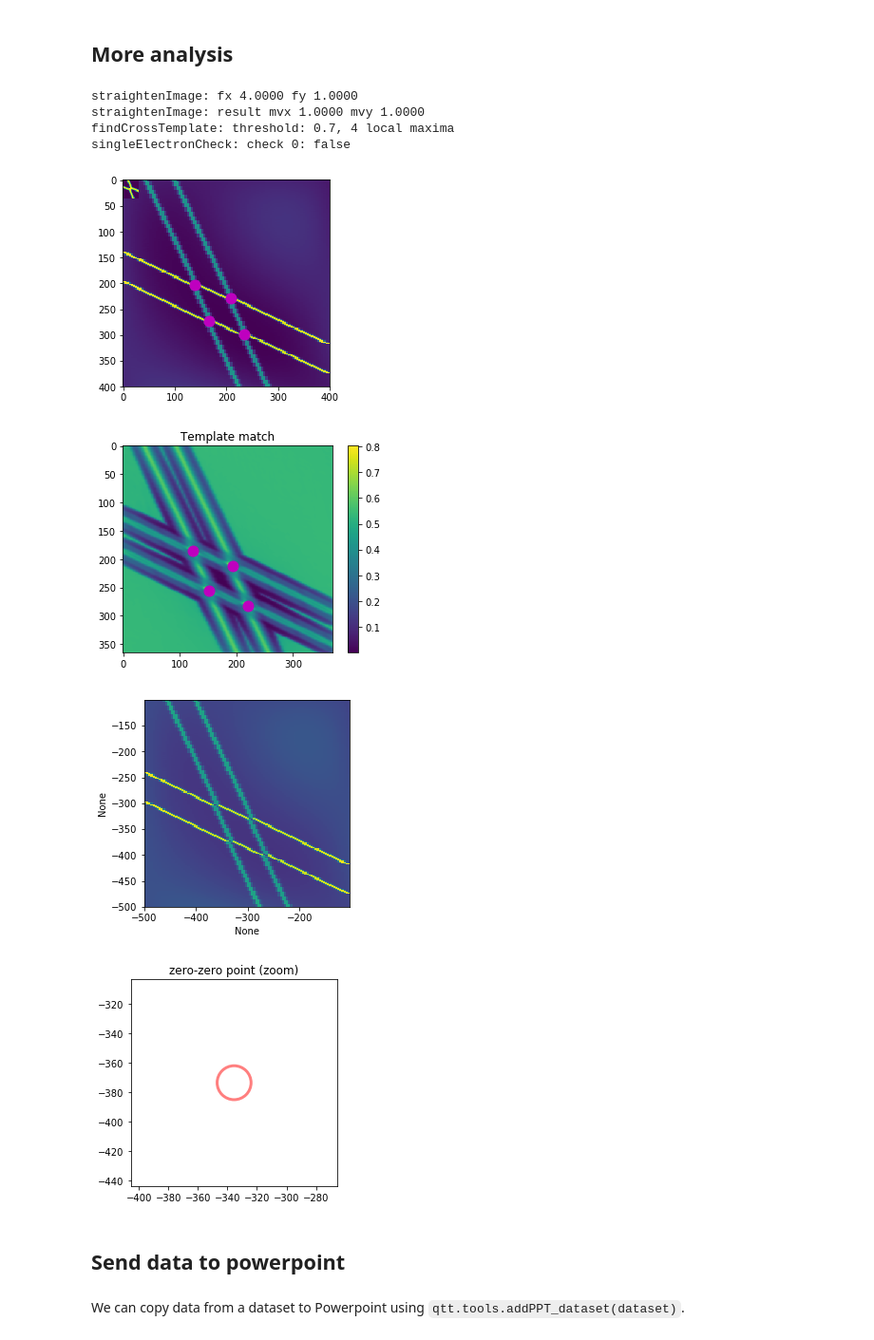
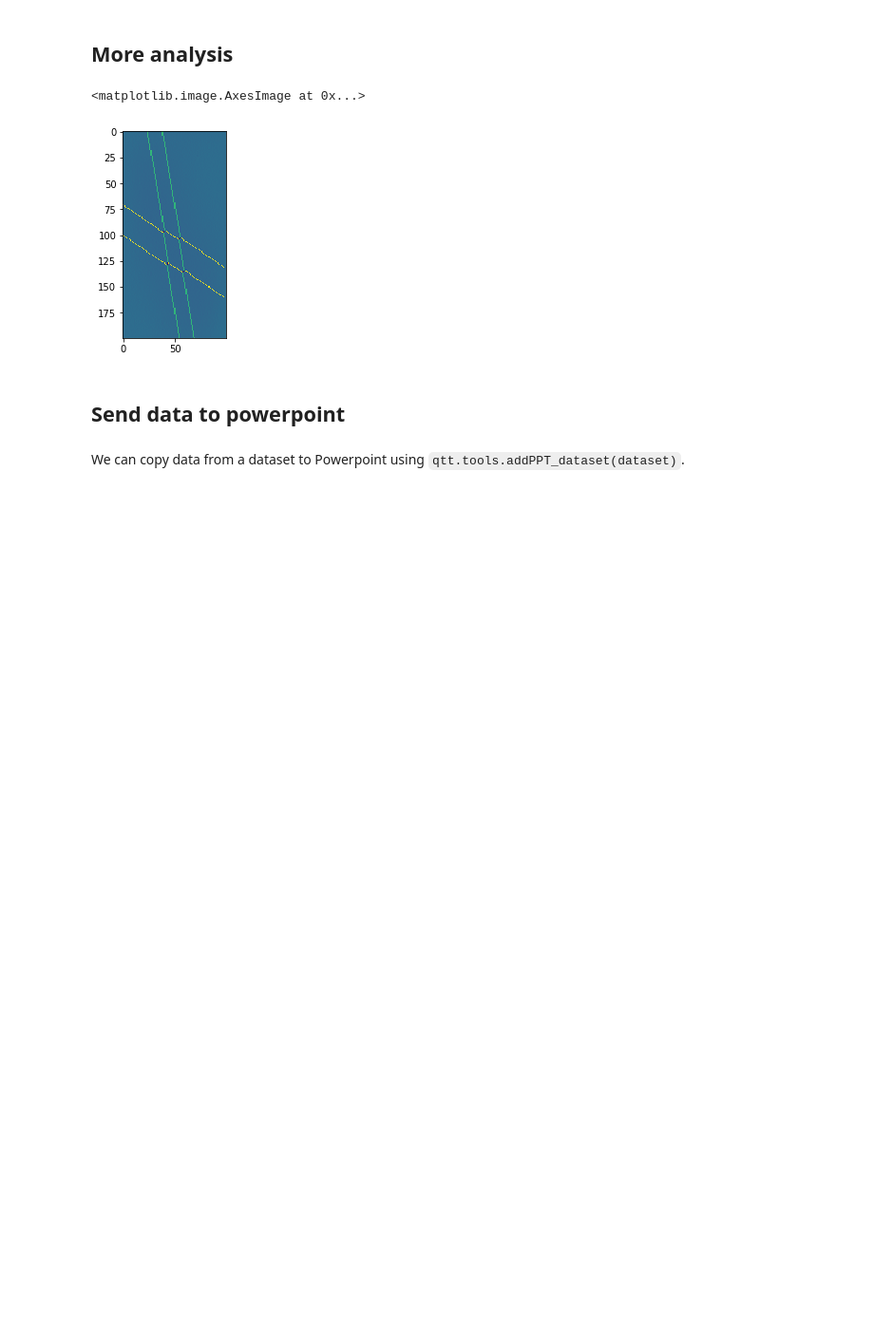
Before and after one commit to QuTech-Delft/qtt, a Jupyter notebook: docs/notebooks/measurements/spinqubit_measurement.ipynb, the cells around one changed output. Shown at 95% size. Drawn from its saved outputs; the diff is of its cells as text; code cells hidden in the pictures; blank space fills up the shorter version.

```diff
--- a/docs/notebooks/measurements/spinqubit_measurement.ipynb
+++ b/docs/notebooks/measurements/spinqubit_measurement.ipynb
@@ -24,9 +22,10 @@ qcodes.DataSet.default_io = qcodes.DiskIO(datadir)
 The model resembles the a 3-dot spin-qubit dot setup. The hardware consists of a virtual
 keithley, IVVI racks and a virtual gates object.
 # %%
-import virtualDot
+import qtt.simulation.virtual_dot_array as virtual_dot
+
 nr_dots = 2
-station = virtualDot.initialize(nr_dots=nr_dots)
+station = virtual_dot.initialize(nr_dots=nr_dots)
 
 keithley1 = station.keithley1
 keithley3 = station.keithley3
@@ -49,7 +42,7 @@ We have
 * a lot plotting window
 # %%
 pv = qtt.createParameterWidget([gates, ])
-mwindows = qtt.tools.setupMeasurementWindows(station, create_parameter_widget=False)
+mwindows = qtt.gui.live_plotting.setupMeasurementWindows(station, create_parameter_widget=False)
 plotQ = mwindows['plotwindow']
 # %% [markdown]
 ## Read out instruments
@@ -93,7 +77,9 @@ p0 0.1, pmid -0.0, leftval[0] -0.0
 ##  Make a 2D scan
 # %%
 start=-500
-scanjob = scanjob_t({'sweepdata': dict({'param': 'R', 'start': start, 'end': start+400, 'step': 4.}), 'minstrument': ['keithley1'], 'wait_time': 0.})
-scanjob['stepdata'] = dict({'param': 'L', 'start': start, 'end': start+400, 'step': 1.})
+scanjob = scanjob_t({'sweepdata': dict({'param': 'B2', 'start': start, 'end': start+400, 'step': 4.}), 'minstrument': ['keithley1.amplitude'], 'wait_time': 0.})
+scanjob['stepdata'] = dict({'param': 'B0', 'start': start, 'end': start+400, 'step': 2.})
 data = qtt.measurements.scans.scan2D(station, scanjob, liveplotwindow=plotQ)
+
+_=qcodes.MatPlot(data.default_parameter_array())
 # %% [output]
@@ -106,17 +92,15 @@ scan2D: 366/400: time 8.2: setting L to -134.000
 # %% [markdown]
 ## More analysis
 # %%
-#qtt.scans.plotData(data, fig=30)
-pt, resultsfine = qtt.legacy.analyse2dot(data, fig=300, efig=400, istep=1, verbose=2)
+from qtt.utilities.imagetools import cleanSensingImage
+im, tr = qtt.data.dataset2image(data)
+
+imx=cleanSensingImage(im)
+plt.imshow(imx)
+#pt, resultsfine = qtt.legacy.analyse2dot(data, fig=300, efig=400, istep=1, verbose=2)
 # %% [output]
-straightenImage: fx 4.0000 fy 1.0000
-straightenImage: result mvx 1.0000 mvy 1.0000
-findCrossTemplate: threshold: 0.7, 4 local maxima
-singleElectronCheck: check 0: false
+<matplotlib.image.AxesImage at 0x...>
-[figure, old version]
+[figure, new version]
-[figure, removed]
-[figure, removed]
-[figure, removed]
 # %% [markdown]
 ## Send data to powerpoint
 # %% [markdown]
```
Also changed, not shown: parts of 11 cells of this notebook, 4 other files.
